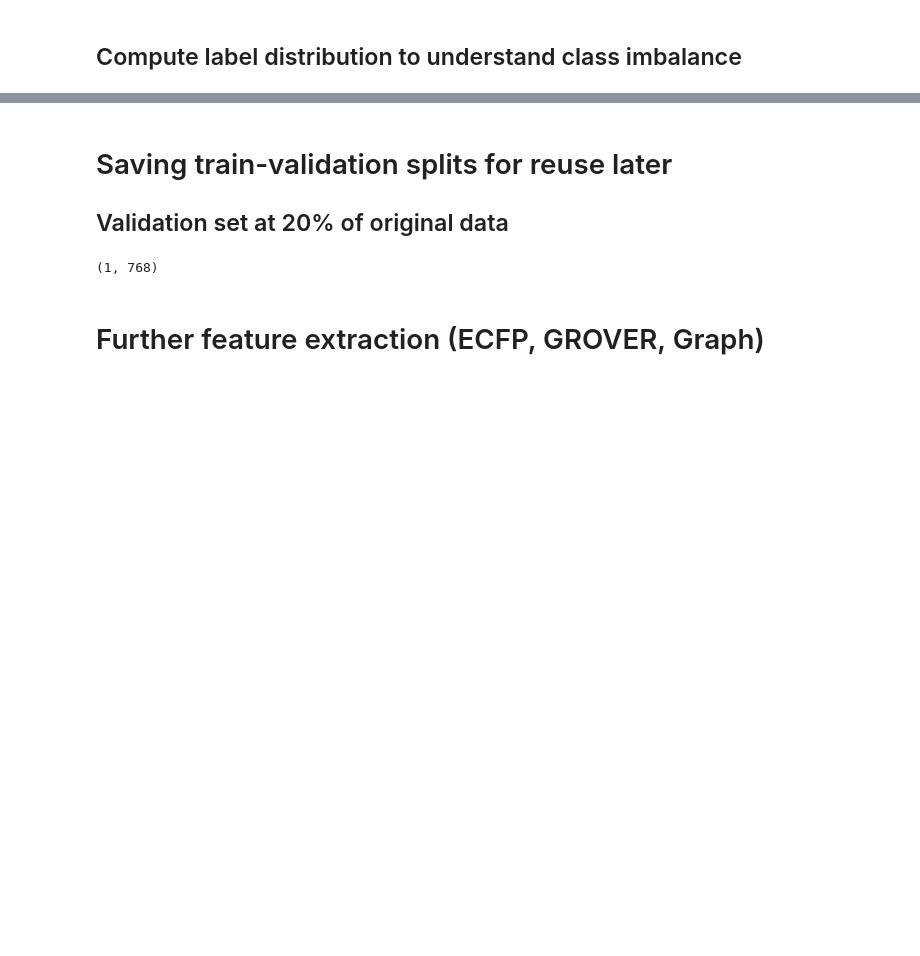
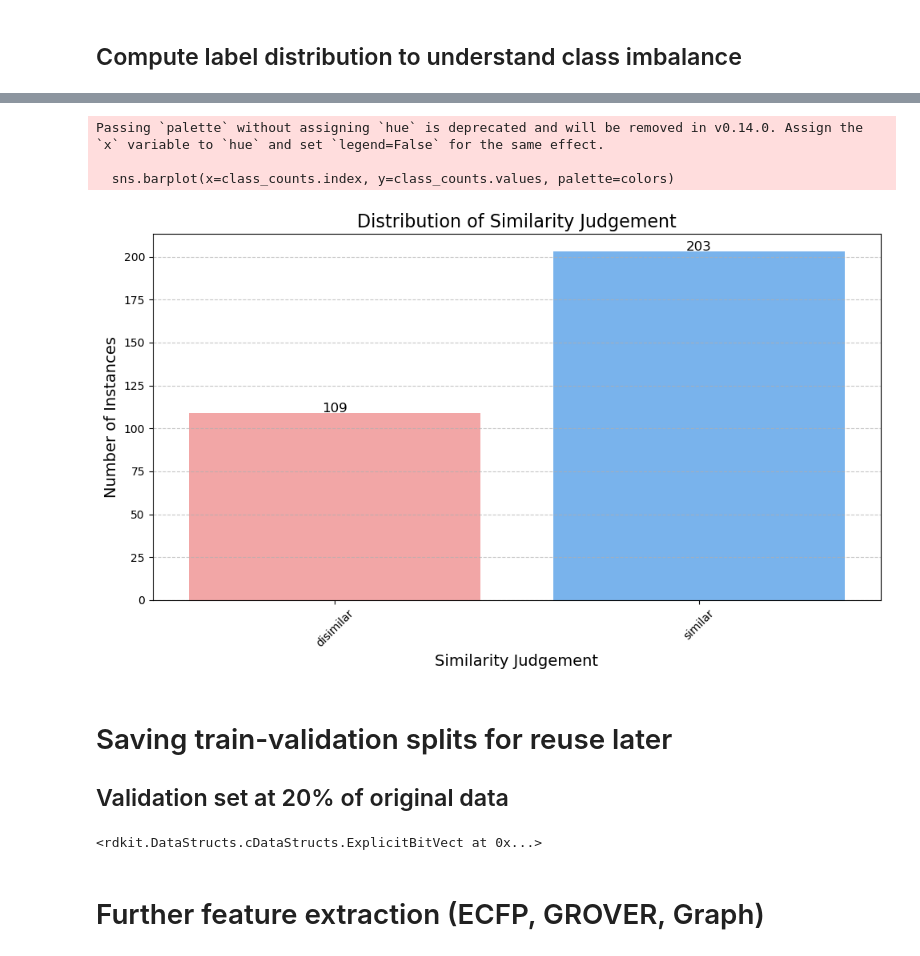
Before and after one commit to davidkubanek/biohack, a Jupyter notebook: scripts/1.1_multiannotator_preprocessing.ipynb, the cells around one changed output, grey strips where cells are left out. Drawn from its saved outputs; the diff is of its cells as text; code cells hidden in the pictures; blank space fills up the shorter version.

Commit message:
Added binary multi-annotator task

```diff
--- a/scripts/1.1_multiannotator_preprocessing.ipynb
+++ b/scripts/1.1_multiannotator_preprocessing.ipynb
@@ -192,0 +189,9 @@ Rows with overlapping classes:
+# %%
+# remove rows with positive 'unable_to_assess' label
+df = df[df['unable_to_assess']==0]
+print(f"Removed rows with positive 'unable_to_assess' label. New shape: {df.shape}")
+# remove rows with multiple positive labels
+df['multiple_positive_labels'] = df[['close_match', 'not_close_match', 'near_exact_match', 'exact_match']].sum(axis=1) == 0
+print(f"There are {df['multiple_positive_labels'].sum()} rows without labels (without good_enough_for_prioritization included)")
+df = df[df['multiple_positive_labels']==False]
+print(f"Removed rows with multiple positive labels. New shape: {df.shape}")
@@ -192,0 +202,6 @@ Rows with overlapping classes:
+# %%
+# combine 'close_match', 'near_exact_match','exact_match' into a single 'similar' label
+df['similar'] = df['close_match'] + df['near_exact_match'] + df['exact_match']
+df['disimilar'] = df['not_close_match']
+# check if there are rows with multiple positive labels
+print(f" Number of multiple positive labels: {sum(df[['similar', 'disimilar']].sum(axis=1) > 1)} ")
@@ -193,12 +221,39 @@ Rows with overlapping classes:
+# %%
+class_counts = df[['disimilar', 'similar']].sum()
+
+# Define colors for each class
+colors = ['#FF9999', '#66B3FF'] # Customize colors as needed
+
+# Create a bar plot to visualize class imbalance
+plt.figure(figsize=(10,6))
+sns.barplot(x=class_counts.index, y=class_counts.values, palette=colors)
+plt.title('Distribution of Similarity Judgement', fontsize=16)
+plt.xlabel('Similarity Judgement', fontsize=14)
+plt.ylabel('Number of Instances', fontsize=14)
+plt.xticks(rotation=45)
+plt.grid(axis='y', linestyle='--', alpha=0.7)
+
+# Add value annotations on top of the bars
+for index, value in enumerate(class_counts.values):
+    plt.text(index, value + 0.5, str(value), ha='center', fontsize=12)
+
+# Show the plot
+plt.tight_layout()
+plt.show()
+# %% [output]
+Passing `palette` without assigning `hue` is deprecated and will be removed in v0.14.0. Assign the `x` variable to `hue` and set `legend=False` for the same effect.
+
+  sns.barplot(x=class_counts.index, y=class_counts.values, palette=colors)
+[figure, added]
 # %% [markdown]
 # Saving train-validation splits for reuse later
 ## Validation set at 20% of original data
 # %%
 train_df, valid_df = train_test_split(df, test_size=0.2, random_state=CONFIG['seed'])
 # %%
-train_df['ground_truth_embeddings'].iloc[0].shape
+train_df['ground_truth_ECFP'].iloc[0]
 # %% [output]
-(1, 768)
+<rdkit.DataStructs.cDataStructs.ExplicitBitVect at 0x...>
 # %% [markdown]
 # Further feature extraction (ECFP, GROVER, Graph)
 # %%
```
Also changed, not shown: parts of 12 cells of this notebook, 8 other files.
